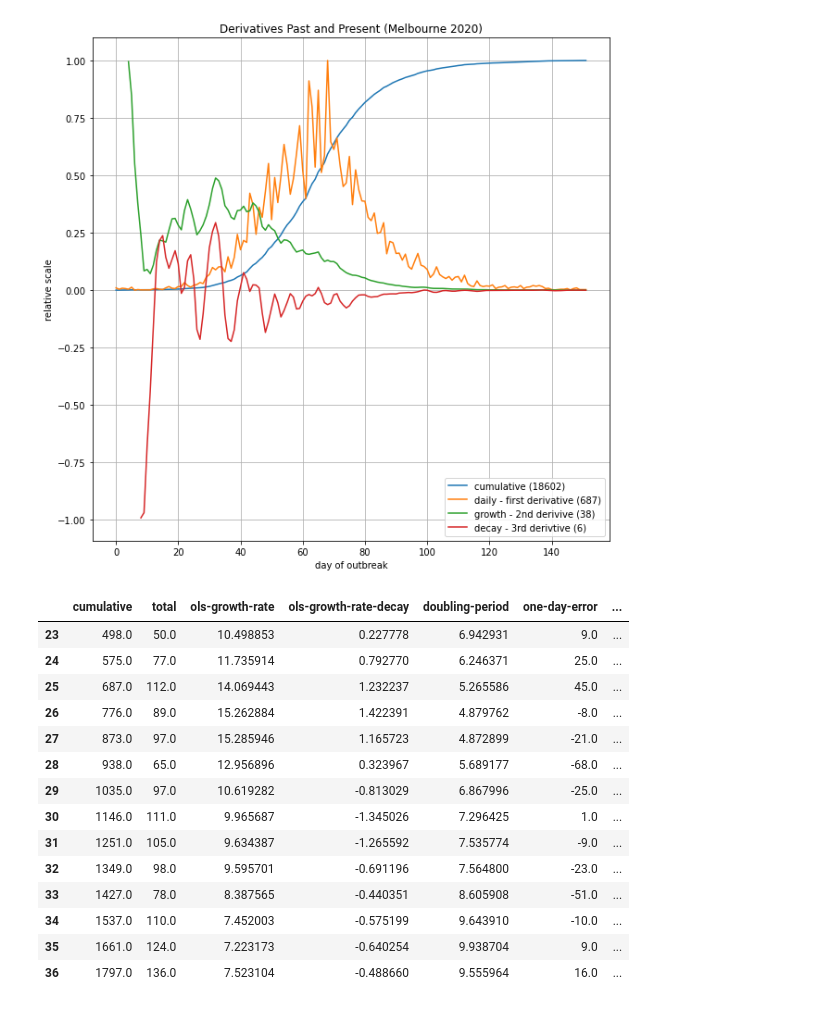
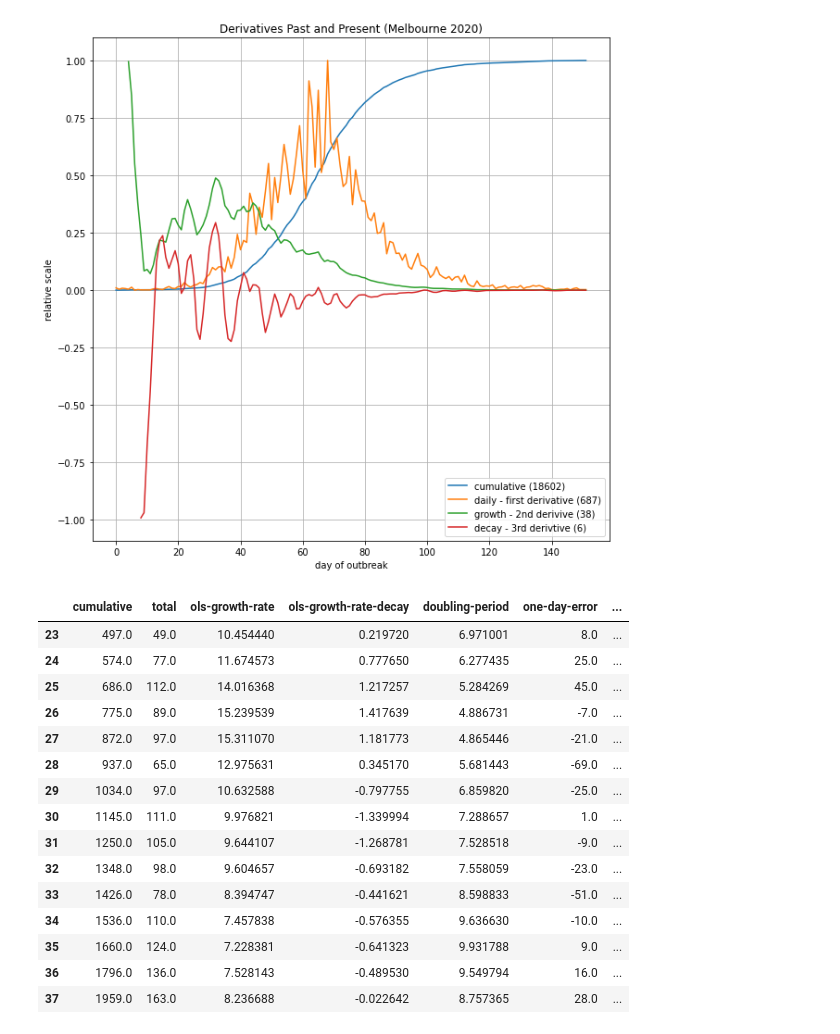
Before and after one commit to wildducktheories/delta-waratah, a Jupyter notebook: sydney-outbreaks.ipynb, the cells around one changed output. Cells and saved outputs as stored; diff of their text form; code cells hidden in the pictures.

```diff
--- a/sydney-outbreaks.ipynb
+++ b/sydney-outbreaks.ipynb
@@ -11,9 +16,9 @@ GENERATION_DAYS=5
 
 TODAY=datetime.today().strftime("%Y-%m-%d")
 SAMPLE_DATE=TODAY
-SAMPLE_DATE='2021-07-23'
+#SAMPLE_DATE='2021-07-23'
 PREV_WEEK=(datetime.strptime(SAMPLE_DATE, "%Y-%m-%d").date()+timedelta(days=-7)).strftime("%Y-%m-%d")
 PREV_FORTNIGHT=(datetime.strptime(SAMPLE_DATE, "%Y-%m-%d").date()+timedelta(days=-14)).strftime("%Y-%m-%d")
 
-SAMPLE_FILE=f"archive/{SAMPLE_DATE}/last-6-months-nsw.csv"
-SAMPLE_14DAYS=f"archive/{SAMPLE_DATE}/last-14-days-nsw.csv"
+NSW_6_MONTHS=f"archive/{SAMPLE_DATE}/last-6-months-nsw.csv"
+NSW_14_DAYS=f"archive/{SAMPLE_DATE}/last-14-days-nsw.csv"
@@ -22,4 +34,4 @@ sweep_downloads(TODAY)
 # %%
-nsw_df = update_df(load_data(SAMPLE_FILE),load_data(SAMPLE_14DAYS))
+nsw_df = update_df(load_data(NSW_6_MONTHS),load_data(NSW_14_DAYS))
 vic_df = load_vic_data(ALL_VIC_CASES)
 quarantine_df = load_quarantine(QUARANTINE)
@@ -190,27 +201,28 @@ ax.figure.savefig(f'archive/{SAMPLE_DATE}/derivatives-melbourne-full.png')
 # %%
 bondi[[
     "cumulative",
     "total",
     "ols-growth-rate",
     "ols-growth-rate-decay",
     "doubling-period",
     "one-day-error",
     "one-day-projection-cumulative",
     "one-day-projection-total",
-]].tail(14)
+]].tail(15)
 # %% [output]
 |  | cumulative | total | ols-growth-rate | ols-growth-rate-decay | doubling-period | one-day-error | ... |
-| 23 | 498.0 | 50.0 | 10.498853 | 0.227778 | 6.942931 | 9.0 | ... |
-| 24 | 575.0 | 77.0 | 11.735914 | 0.792770 | 6.246371 | 25.0 | ... |
-| 25 | 687.0 | 112.0 | 14.069443 | 1.232237 | 5.265586 | 45.0 | ... |
-| 26 | 776.0 | 89.0 | 15.262884 | 1.422391 | 4.879762 | -8.0 | ... |
-| 27 | 873.0 | 97.0 | 15.285946 | 1.165723 | 4.872899 | -21.0 | ... |
-| 28 | 938.0 | 65.0 | 12.956896 | 0.323967 | 5.689177 | -68.0 | ... |
-| 29 | 1035.0 | 97.0 | 10.619282 | -0.813029 | 6.867996 | -25.0 | ... |
-| 30 | 1146.0 | 111.0 | 9.965687 | -1.345026 | 7.296425 | 1.0 | ... |
-| 31 | 1251.0 | 105.0 | 9.634387 | -1.265592 | 7.535774 | -9.0 | ... |
-| 32 | 1349.0 | 98.0 | 9.595701 | -0.691196 | 7.564800 | -23.0 | ... |
-| 33 | 1427.0 | 78.0 | 8.387565 | -0.440351 | 8.605908 | -51.0 | ... |
-| 34 | 1537.0 | 110.0 | 7.452003 | -0.575199 | 9.643910 | -10.0 | ... |
-| 35 | 1661.0 | 124.0 | 7.223173 | -0.640254 | 9.938704 | 9.0 | ... |
-| 36 | 1797.0 | 136.0 | 7.523104 | -0.488660 | 9.555964 | 16.0 | ... |
+| 23 | 497.0 | 49.0 | 10.454440 | 0.219720 | 6.971001 | 8.0 | ... |
+| 24 | 574.0 | 77.0 | 11.674573 | 0.777650 | 6.277435 | 25.0 | ... |
+| 25 | 686.0 | 112.0 | 14.016368 | 1.217257 | 5.284269 | 45.0 | ... |
+| 26 | 775.0 | 89.0 | 15.239539 | 1.417639 | 4.886731 | -7.0 | ... |
+| 27 | 872.0 | 97.0 | 15.311070 | 1.181773 | 4.865446 | -21.0 | ... |
+| 28 | 937.0 | 65.0 | 12.975631 | 0.345170 | 5.681443 | -69.0 | ... |
+| 29 | 1034.0 | 97.0 | 10.632588 | -0.797755 | 6.859820 | -25.0 | ... |
+| 30 | 1145.0 | 111.0 | 9.976821 | -1.339994 | 7.288657 | 1.0 | ... |
+| 31 | 1250.0 | 105.0 | 9.644107 | -1.268781 | 7.528518 | -9.0 | ... |
+| 32 | 1348.0 | 98.0 | 9.604657 | -0.693182 | 7.558059 | -23.0 | ... |
+| 33 | 1426.0 | 78.0 | 8.394747 | -0.441621 | 8.598833 | -51.0 | ... |
+| 34 | 1536.0 | 110.0 | 7.457838 | -0.576355 | 9.636630 | -10.0 | ... |
+| 35 | 1660.0 | 124.0 | 7.228381 | -0.641323 | 9.931788 | 9.0 | ... |
+| 36 | 1796.0 | 136.0 | 7.528143 | -0.489530 | 9.549794 | 16.0 | ... |
+| 37 | 1959.0 | 163.0 | 8.236688 | -0.022642 | 8.757365 | 28.0 | ... |
```
Also changed, not shown: parts of 10 cells of this notebook, 10 other files.
